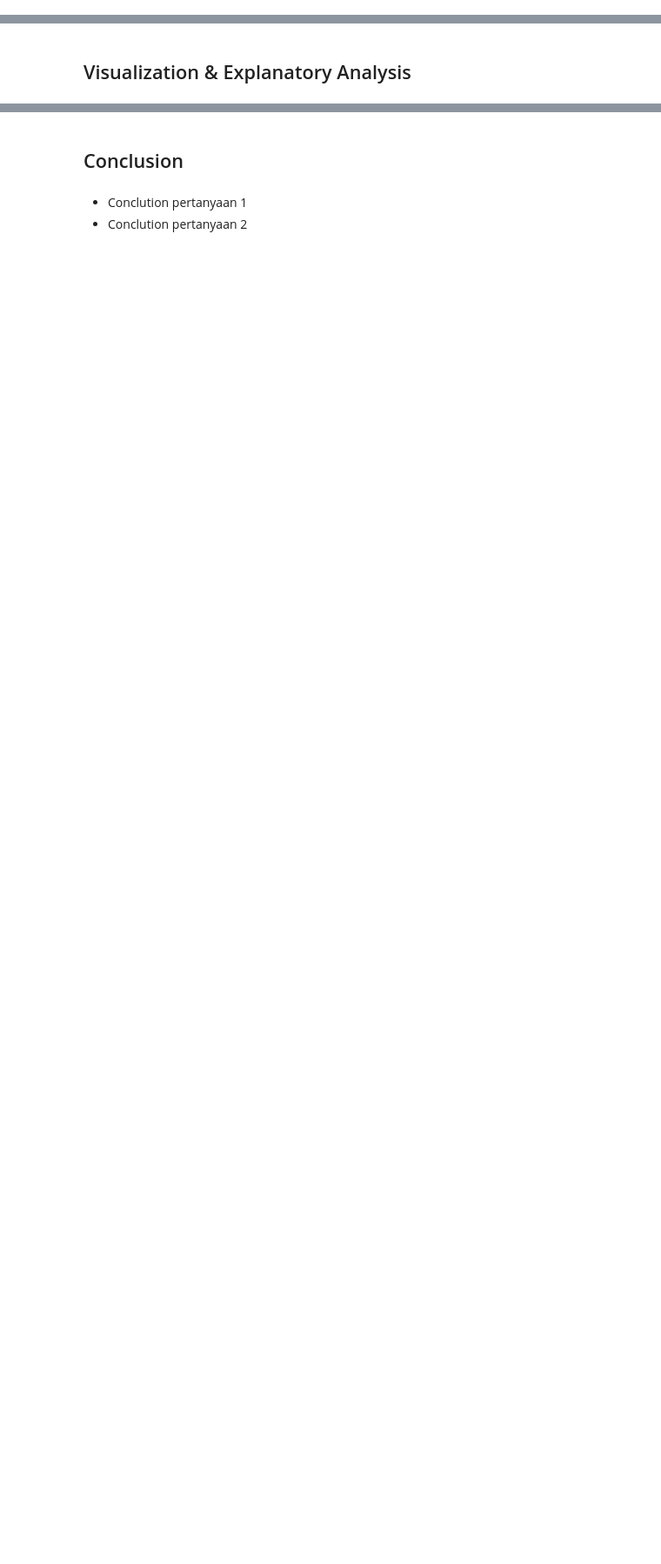
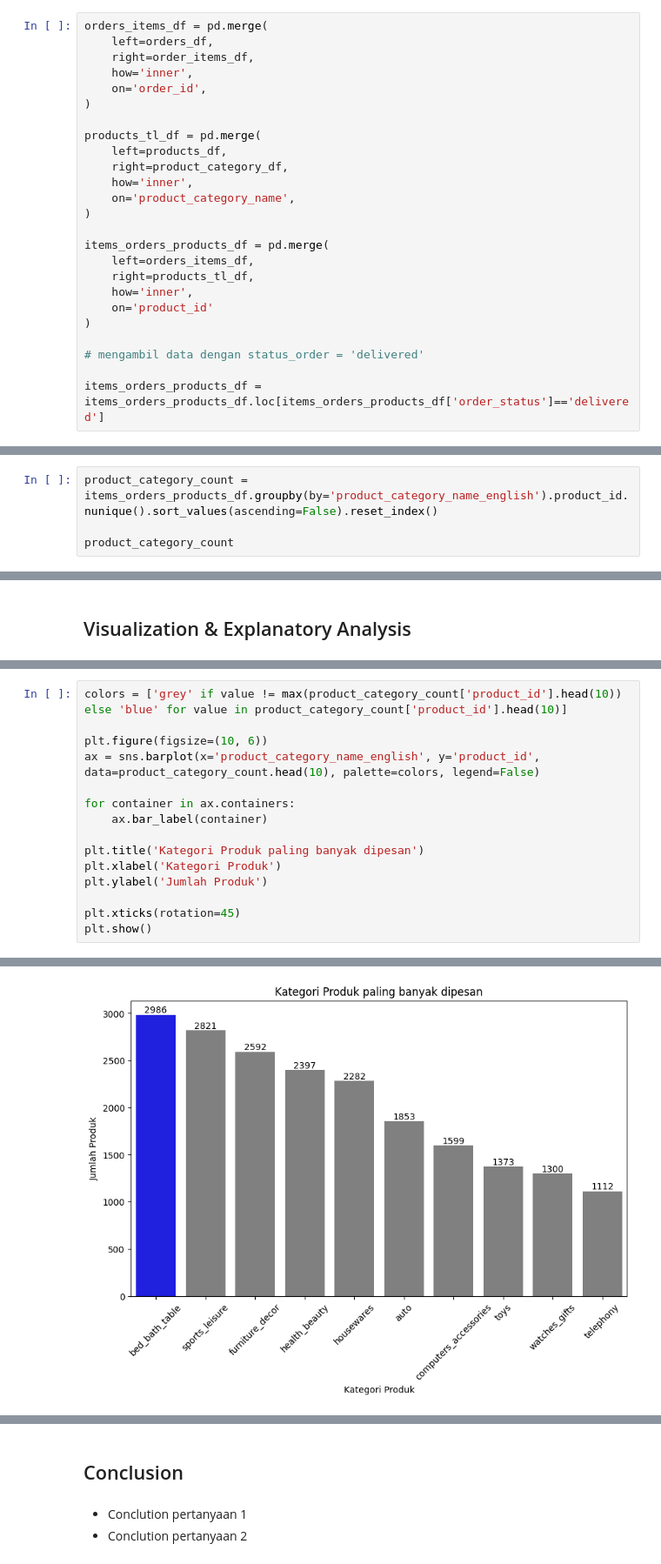
Before and after one commit to OscOkt021/dicoding-submission-data-analyst, a Jupyter notebook: submission/Proyek_Analisis_Data.ipynb, the cells around one changed output, grey strips where cells are left out. Shown at 87% size. Cells and saved outputs as stored; diff of their text form; blank space fills up the shorter version.

```diff
--- a/submission/Proyek_Analisis_Data.ipynb
+++ b/submission/Proyek_Analisis_Data.ipynb
@@ -847,0 +850,25 @@ plt.show()
+# %%
+orders_items_df = pd.merge(
+    left=orders_df,
+    right=order_items_df,
+    how='inner',
+    on='order_id',
+)
+
+products_tl_df = pd.merge(
+    left=products_df,
+    right=product_category_df,
+    how='inner',
+    on='product_category_name',
+)
+
+items_orders_products_df = pd.merge(
+    left=orders_items_df,
+    right=products_tl_df,
+    how='inner',
+    on='product_id'
+)
+
+# mengambil data dengan status_order = 'delivered'
+
+items_orders_products_df = items_orders_products_df.loc[items_orders_products_df['order_status']=='delivered']
@@ -847,0 +877,4 @@ plt.show()
+# %%
+product_category_count = items_orders_products_df.groupby(by='product_category_name_english').product_id.nunique().sort_values(ascending=False).reset_index()
+
+product_category_count
@@ -853,0 +1029,16 @@ plt.show()
+# %%
+colors = ['grey' if value != max(product_category_count['product_id'].head(10)) else 'blue' for value in product_category_count['product_id'].head(10)]
+
+plt.figure(figsize=(10, 6))
+ax = sns.barplot(x='product_category_name_english', y='product_id', data=product_category_count.head(10), palette=colors, legend=False)
+
+for container in ax.containers:
+    ax.bar_label(container)
+
+plt.title('Kategori Produk paling banyak dipesan')
+plt.xlabel('Kategori Produk')
+plt.ylabel('Jumlah Produk')
+
+plt.xticks(rotation=45)
+plt.show()
+# %% [output]
@@ -853,0 +1048 @@ plt.show()
+[figure, added]
```
Also changed, not shown: parts of 38 cells of this notebook, 1 other file.
